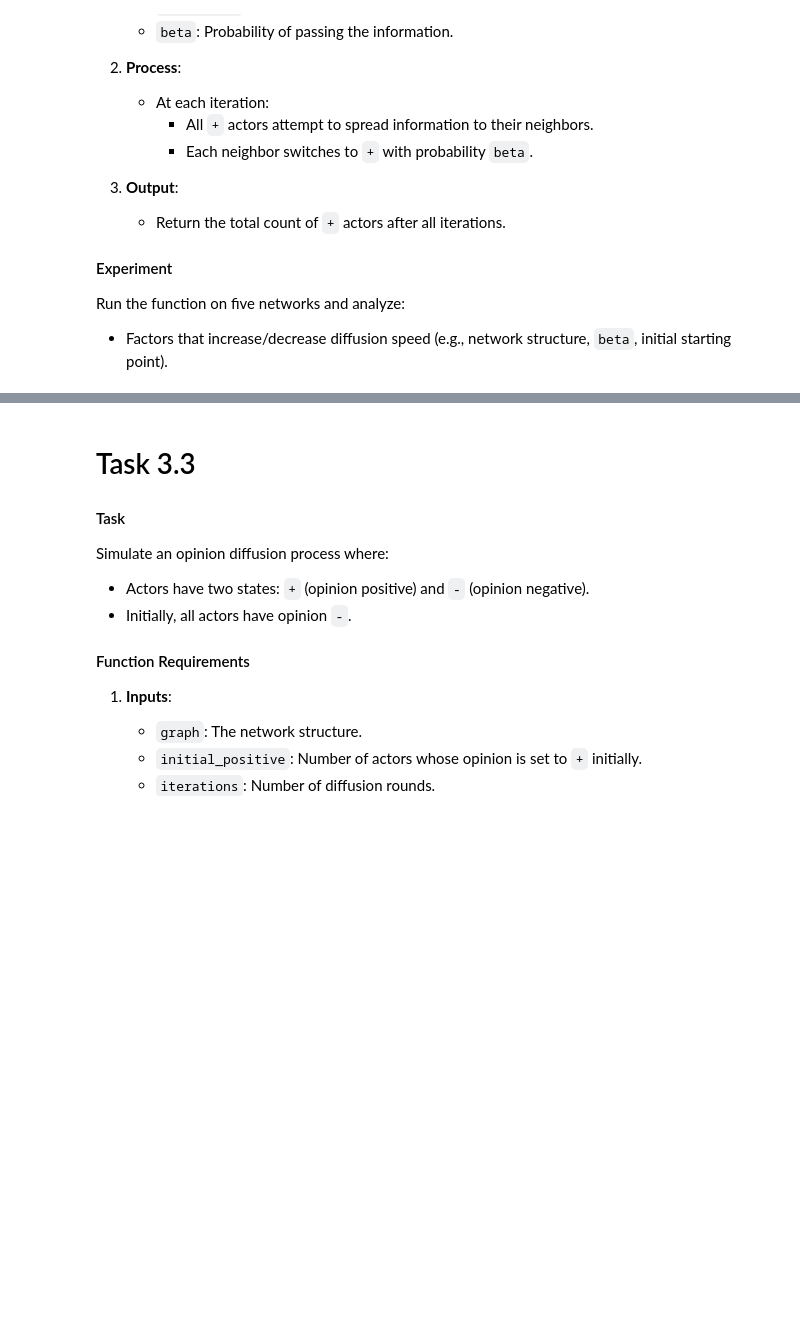
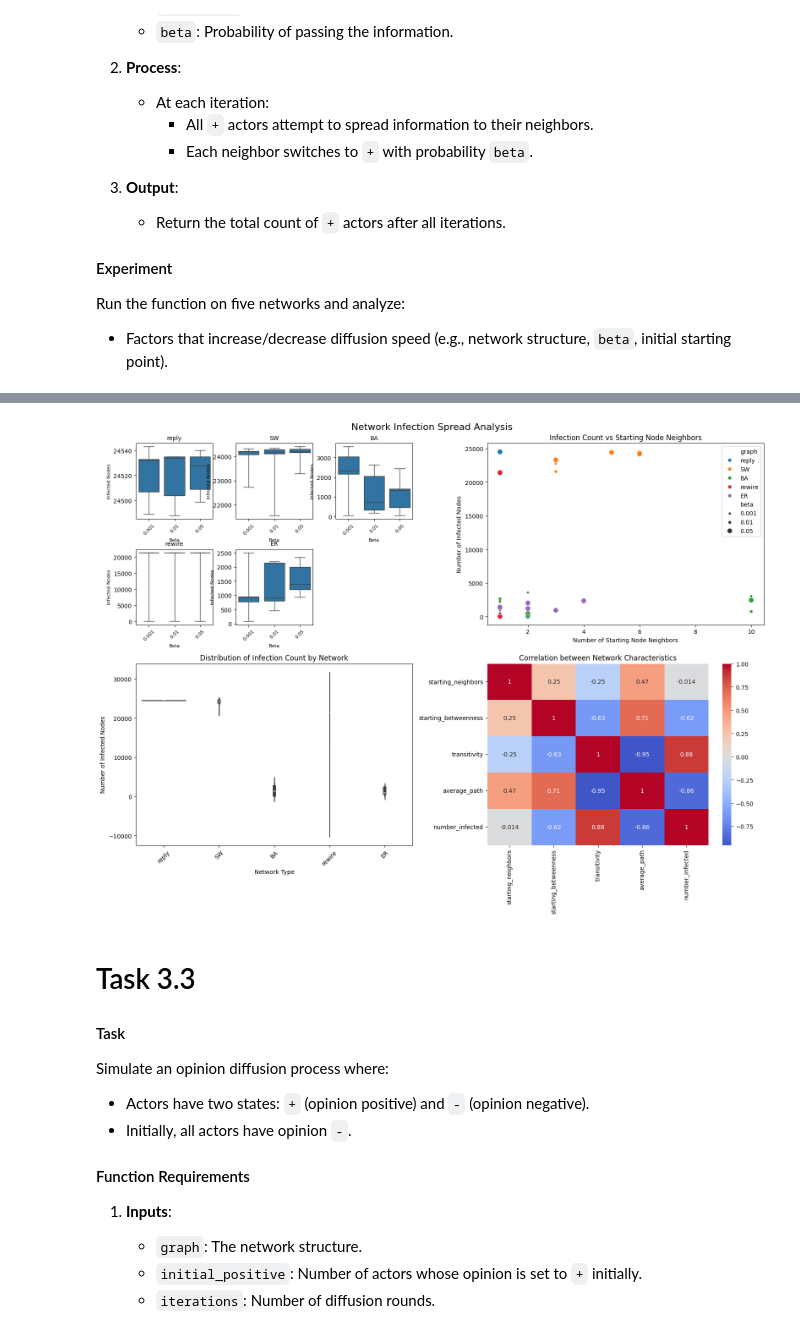
Before and after one commit to vaughankraska/social_data_mining, a Jupyter notebook: src/labs/social_network_analysis/finn_t3.ipynb, the cells around one changed output, grey strips where cells are left out. Drawn from its saved outputs; the diff is of its cells as text; code cells hidden in the pictures; blank space fills up the shorter version.

```diff
--- a/src/labs/social_network_analysis/finn_t3.ipynb
+++ b/src/labs/social_network_analysis/finn_t3.ipynb
@@ -57,5 +59,6 @@ Transitivity: 0.21998502913719503
 # %% [markdown]
 # Task 3.1
 # %%
-token_ratios = random_walk(g, iterations= 2 * g.vcount())
+starting_index = random.randint(0, g.vcount() - 1)
+token_ratios = random_walk(g, g.vs[starting_index], iterations= 2 * g.vcount())
 g.vs["token_ratios"] = token_ratios
@@ -110,7 +128,7 @@ plt.show()
 Run the function on five networks and analyze:
 - Factors that increase/decrease diffusion speed (e.g., network structure, `beta`, initial starting point).
 # %%
-_ = random_diffusion(g, iterations=1000)
+_ = random_diffusion(g, iterations=1000, beta=0.00000000000000000000000000000000000001)
 print(f"{len(_[0]) / g.vcount()}%")
 print(_[1])
 # %% [output]
@@ -136,3 +178,62 @@ TypeError: object of type 'int' has no len()
+# %%
+fig = plt.figure(figsize=(16, 12))
+gs = fig.add_gridspec(2, 2)
+# Create a nested grid for the first subplot area
+gs_inner = gs[0, 0].subgridspec(2, 3, wspace=0.3, hspace=0.4)
+fig.suptitle('Network Infection Spread Analysis', fontsize=16)
+# Multiple Boxplots of Infection Count by Beta
+graphs = res_df['graph'].unique()
+for i, graph in enumerate(graphs):
+    graph_data = res_df[res_df['graph'] == graph]
+    # Determine the subplot position
+    row = i // 3
+    col = i % 3
+    # Create subplot in the inner grid
+    ax_inner = fig.add_subplot(gs_inner[row, col])
+    sns.boxplot(x='beta', y='number_infected',
+                data=graph_data,
+                showfliers=False,
+                whis=[0, 100],
+                ax=ax_inner)
+    ax_inner.set_title(graph, fontsize=10)
+    ax_inner.tick_params(axis='x', rotation=45, labelsize=8)
+    ax_inner.set_xlabel('Beta', fontsize=8)
+    ax_inner.set_ylabel('Infected Nodes', fontsize=8)
+# Scatter plot of Starting Neighbors vs Infection Count
+ax2 = fig.add_subplot(gs[0, 1])
+scatter = sns.scatterplot(x='starting_neighbors', y='number_infected',
+                           hue='graph', size='beta',
+                           data=res_df, ax=ax2)
+ax2.set_title('Infection Count vs Starting Node Neighbors')
+ax2.set_xlabel('Number of Starting Node Neighbors')
+ax2.set_ylabel('Number of Infected Nodes')
+# Violin plot of Infection Count by Network
+ax3 = fig.add_subplot(gs[1, 0])
+sns.violinplot(x='graph', y='number_infected',
+               data=res_df, ax=ax3)
+ax3.set_title('Distribution of Infection Count by Network')
+ax3.set_xlabel('Network Type')
+ax3.set_ylabel('Number of Infected Nodes')
+ax3.tick_params(axis='x', rotation=45)
+# Heatmap of Correlation between Network Characteristics and Infection
+ax4 = fig.add_subplot(gs[1, 1])
+correlation_df = res_df.groupby('graph').agg({
+    'starting_neighbors': 'mean',
+    'starting_betweenness': 'mean',
+    'transitivity': 'mean',
+    'average_path': 'mean',
+    'number_infected': 'mean'
+}).reset_index()
+
+correlation_matrix = correlation_df.set_index('graph').corr()
+sns.heatmap(correlation_matrix, annot=True, cmap='coolwarm',
+            center=0, ax=ax4)
+ax4.set_title('Correlation between Network Characteristics')
+
+plt.tight_layout()
+plt.show()
+# %% [output]
+[figure, added]
 # %% [markdown]
 # Task 3.3
 #### Task
```
Also changed, not shown: parts of 10 cells of this notebook, 5 other files.
